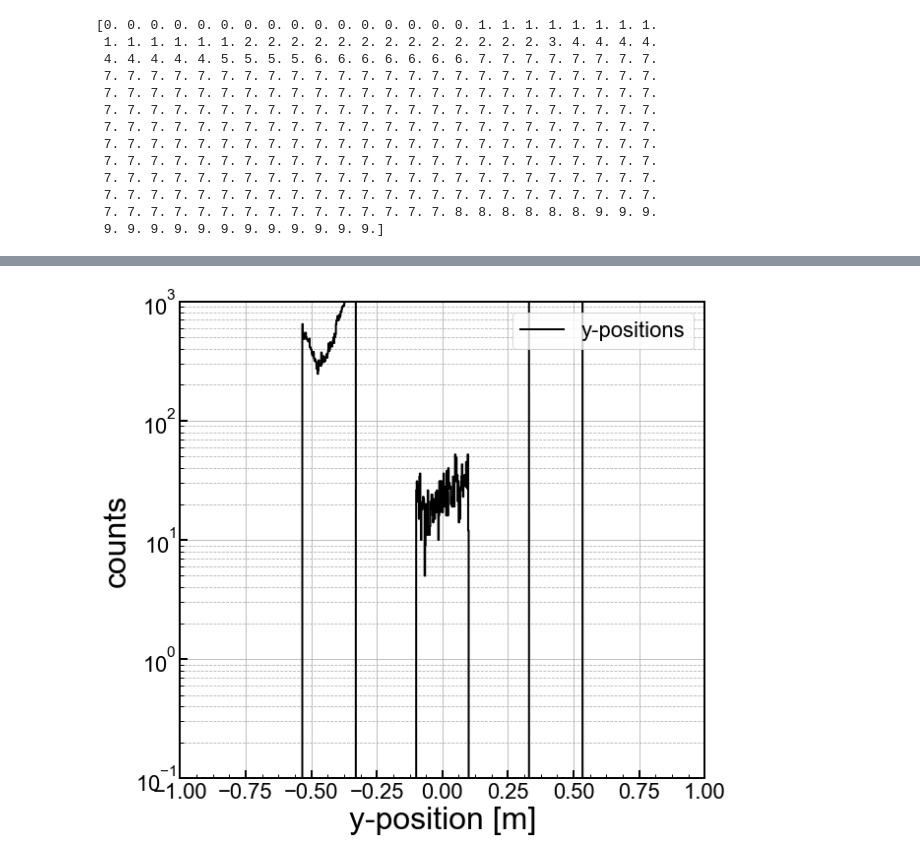
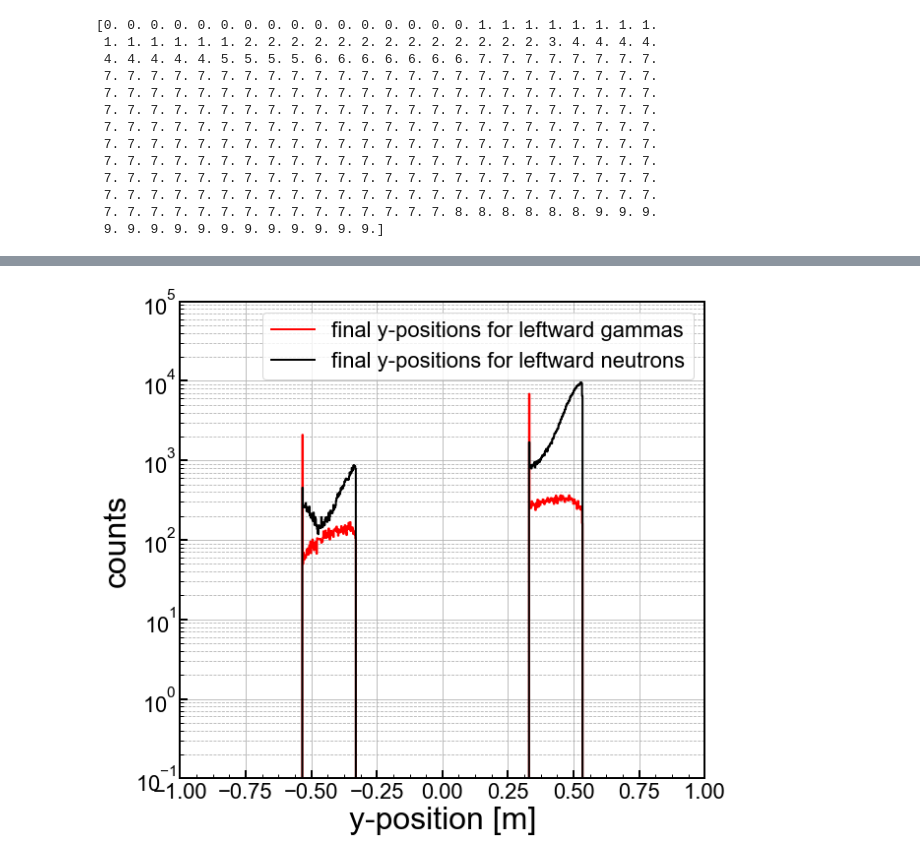
Before and after one commit to villaa/k100_ncapture_cal, a Jupyter notebook: R68_gdirect_bknd_simdata_explore.ipynb, the cells around one changed output, grey strips where cells are left out. Saved outputs shown, nothing was run; the diff lists cells and outputs as text; code cells hidden in the pictures.

```diff
--- a/R68_gdirect_bknd_simdata_explore.ipynb
+++ b/R68_gdirect_bknd_simdata_explore.ipynb
@@ -62,7 +62,7 @@ print(newev[0:300])
 cPoly = np.zeros(np.shape(hits)[0],dtype=bool)
 
 
-cPoly[(hits[:,1]==1000) & (hits[:,6]==0) & (hits[:,4]==2112)] = True
+cPoly[(hits[:,1]==1000)] = True
 print(np.sum(cPoly))
 print(np.shape(cPoly))
 print(np.shape(hits))
@@ -79,16 +79,29 @@ print(np.shape(hits))
 #I want to find the edges in Y because those are the places the poly surfaces that I'm interested in are.
 #I can do that by a histogram
 
-#first some cuts
+#first some hit-level cuts
+cHVDet = np.zeros(np.shape(hits)[0],dtype=bool)
 cZeroEdep = np.zeros(np.shape(hits)[0],dtype=bool)
 cNeutron = np.zeros(np.shape(hits)[0],dtype=bool)
 cGamma = np.zeros(np.shape(hits)[0],dtype=bool)
+cPY3neg = np.zeros(np.shape(hits)[0],dtype=bool)
 
+cHVDet[hits[:,1]==1] = True
 cZeroEdep[hits[:,6]==0] = True
 cNeutron[hits[:,4]==2112] = True
 cGamma[hits[:,4]==22] = True
+cPY3neg[hits[:,8]<0] = True #going in y direction away from barrel source
 
-finalypos = hits[:,11]
-finalypos = finalypos[cZeroEdep & cNeutron & cPoly]/1000 # get things in meters instead of mm
-print(np.shape(finalypos))
+#now some event-level cuts
+evWithHVhits = ev[cHVDet & ~cZeroEdep]
+cWithHVHits = np.isin(ev,evWithHVhits)
+print(np.sum(cWithHVHits))
+print(np.shape(np.unique(evWithHVhits)))
+
+finalypos_n = hits[:,11]
+finalypos_n = finalypos_n[cZeroEdep & cNeutron & cPY3neg & cPoly]/1000 # get things in meters instead of mm
+finalypos_g = hits[:,11]
+finalypos_g = finalypos_g[cZeroEdep & cGamma & cPY3neg & cPoly]/1000 # get things in meters instead of mm
+print(np.shape(finalypos_n))
+print(finalypos_n[0:100])
 # %% [output]
@@ -96,8 +128,9 @@ print(np.shape(finalypos))
 # %%
 ymax = 1
-n,nx = np.histogram(finalypos,1000,range=(-ymax,+ymax))
+n_n,nx_n = np.histogram(finalypos_n,1000,range=(-ymax,+ymax))
+n_g,nx_g = np.histogram(finalypos_g,1000,range=(-ymax,+ymax))
 
-xc = (nx[:-1] + nx[1:]) / 2
+xc = (nx_n[:-1] + nx_n[1:]) / 2
 # %%
 #set up a plot
 import matplotlib as mpl
@@ -107,33 +140,35 @@ plt.style.use('standard')
 # %%
 #set up a 1d plot
 fig,axes = plt.subplots(1,1,figsize=(9.0,8.0),sharex=True)
 ax1 = axes
 
+ax1.step(xc,n_g, where='mid',color='r', linestyle='-', \
+         label='final y-positions for leftward gammas', linewidth=2)
+ax1.step(xc,n_n, where='mid',color='k', linestyle='-', \
+         label='final y-positions for leftward neutrons', linewidth=2)
 
-ax1.step(xc,n, where='mid',color='k', linestyle='-', \
-         label='y-positions', linewidth=2)
 
 
 
 #tlabel = 'Thresh. {0} eV$_{{\mathrm{{ee}}}}$'.format(18)
 #ax1.axvline(thresh, color='k', linestyle='--', lw=2, alpha=0.8,label=tlabel)
 #erange_x = np.arange(thresh-sigthr, thresh+sigthr, 0.01)
 #ax1.fill_between(erange_x, ymin, ymax, facecolor='r', alpha=0.3)
 
 ax1.set_yscale('log')
 ax1.set_xlim(-ymax, ymax) #in pairs
-ax1.set_ylim(0.1,1e3)
+ax1.set_ylim(0.1,1e5)
 ax1.set_xlabel('y-position [m]',**axis_font)
 ax1.set_ylabel('counts',**axis_font)
 ax1.grid(True)
 ax1.yaxis.grid(True,which='minor',linestyle='--')
 ax1.legend(loc=1,prop={'size':22})
 
 for axis in ['top','bottom','left','right']:
   ax1.spines[axis].set_linewidth(2)
 
 plt.tight_layout()
-#plt.savefig('figures/figure.png')
+plt.savefig('figures/R68_ypos_polycrossings.png')
 plt.show()
 # %% [output]
-[figure, old version]
+[figure, new version]
```
Also changed, not shown: parts of 2 cells of this notebook, 1 other file.
